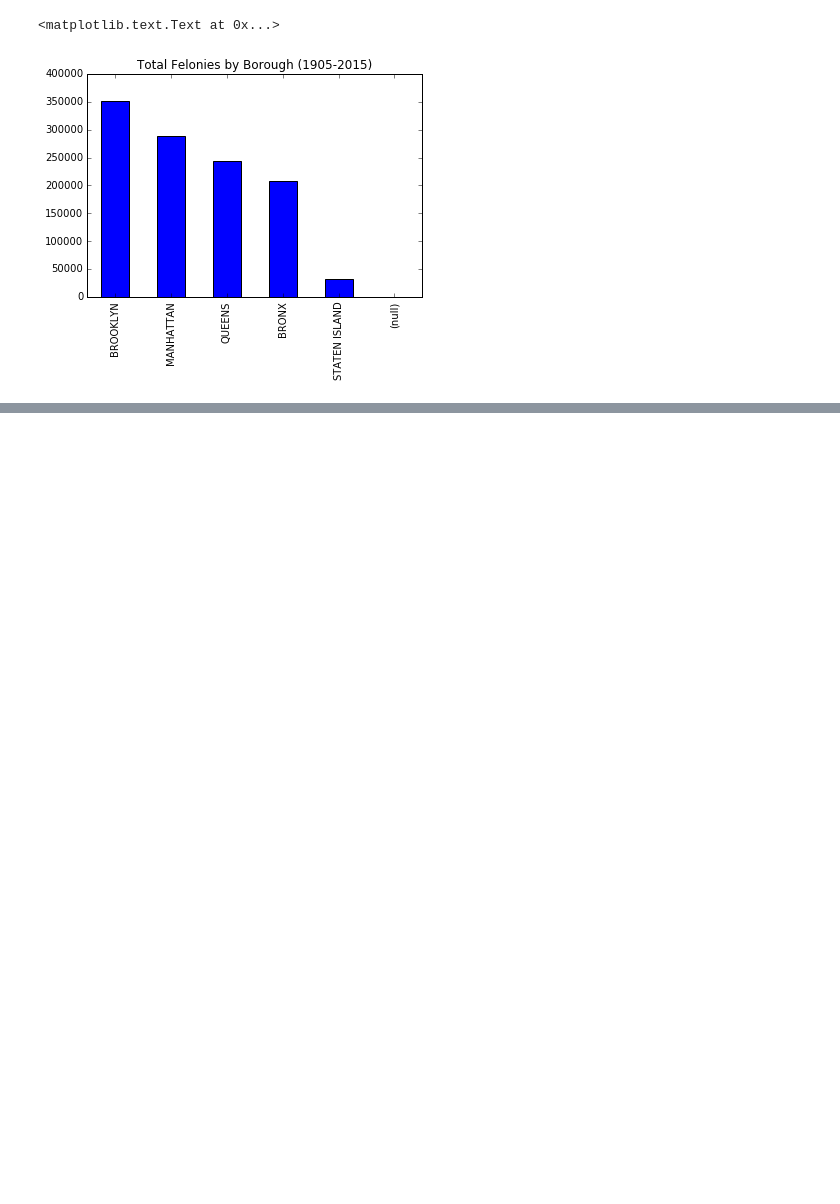
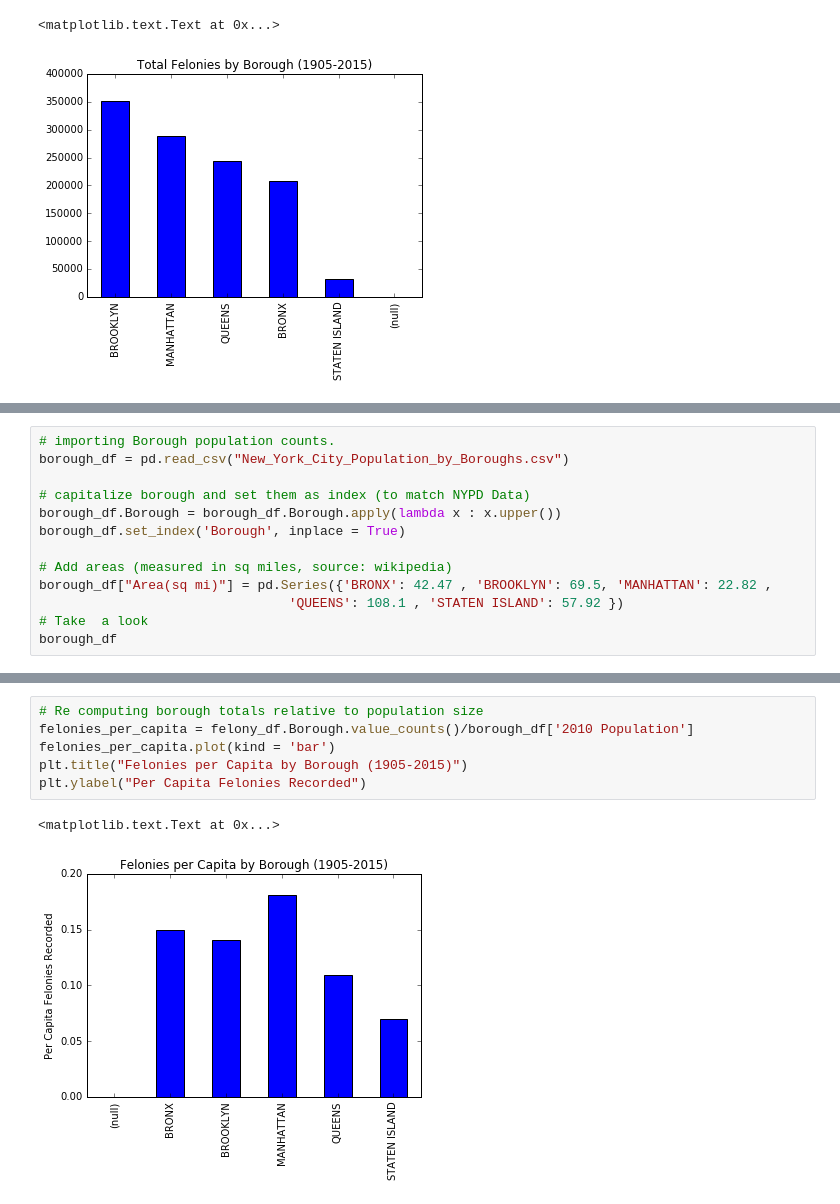
Before and after one commit to mmillervedam/INFOW18_FinalProject, a Jupyter notebook: NYPD_dataset_InitialStats.ipynb, the cells around one changed output, grey strips where cells are left out. Saved outputs shown, nothing was run; the diff lists cells and outputs as text; blank space fills up the shorter version.

```diff
--- a/NYPD_dataset_InitialStats.ipynb
+++ b/NYPD_dataset_InitialStats.ipynb
@@ -82,0 +102,13 @@ plt.title("Felonies committed in NYC by Year(2000-2015)")
+# %%
+# importing Borough population counts.
+borough_df = pd.read_csv("New_York_City_Population_by_Boroughs.csv")
+
+# capitalize borough and set them as index (to match NYPD Data)
+borough_df.Borough = borough_df.Borough.apply(lambda x : x.upper())
+borough_df.set_index('Borough', inplace = True)
+
+# Add areas (measured in sq miles, source: wikipedia)
+borough_df["Area(sq mi)"] = pd.Series({'BRONX': 42.47 , 'BROOKLYN': 69.5, 'MANHATTAN': 22.82 ,
+                                'QUEENS': 108.1 , 'STATEN ISLAND': 57.92 })
+# Take  a look
+borough_df
@@ -82,0 +123,9 @@ plt.title("Felonies committed in NYC by Year(2000-2015)")
+# %%
+# Re computing borough totals relative to population size
+felonies_per_capita = felony_df.Borough.value_counts()/borough_df['2010 Population']
+felonies_per_capita.plot(kind = 'bar')
+plt.title("Felonies per Capita by Borough (1905-2015)")
+plt.ylabel("Per Capita Felonies Recorded")
+# %% [output]
+<matplotlib.text.Text at 0x...>
+[figure, added]
```
Also changed, not shown: parts of 13 cells of this notebook.
